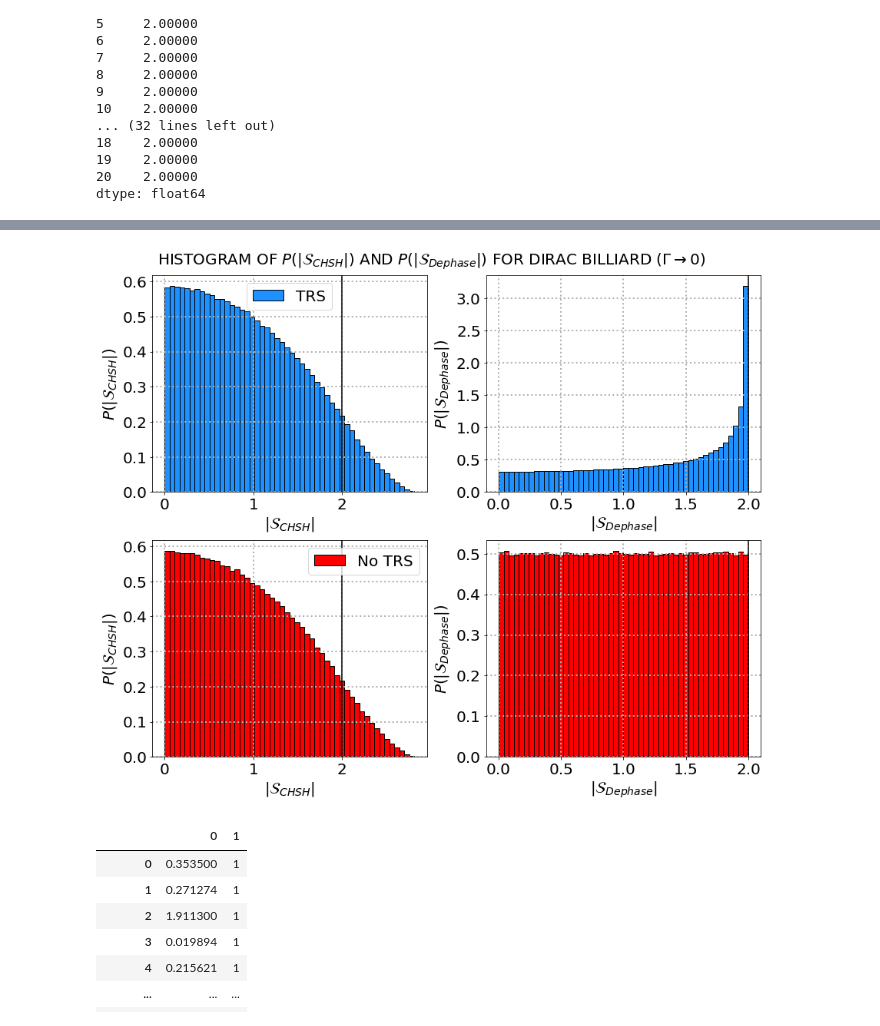
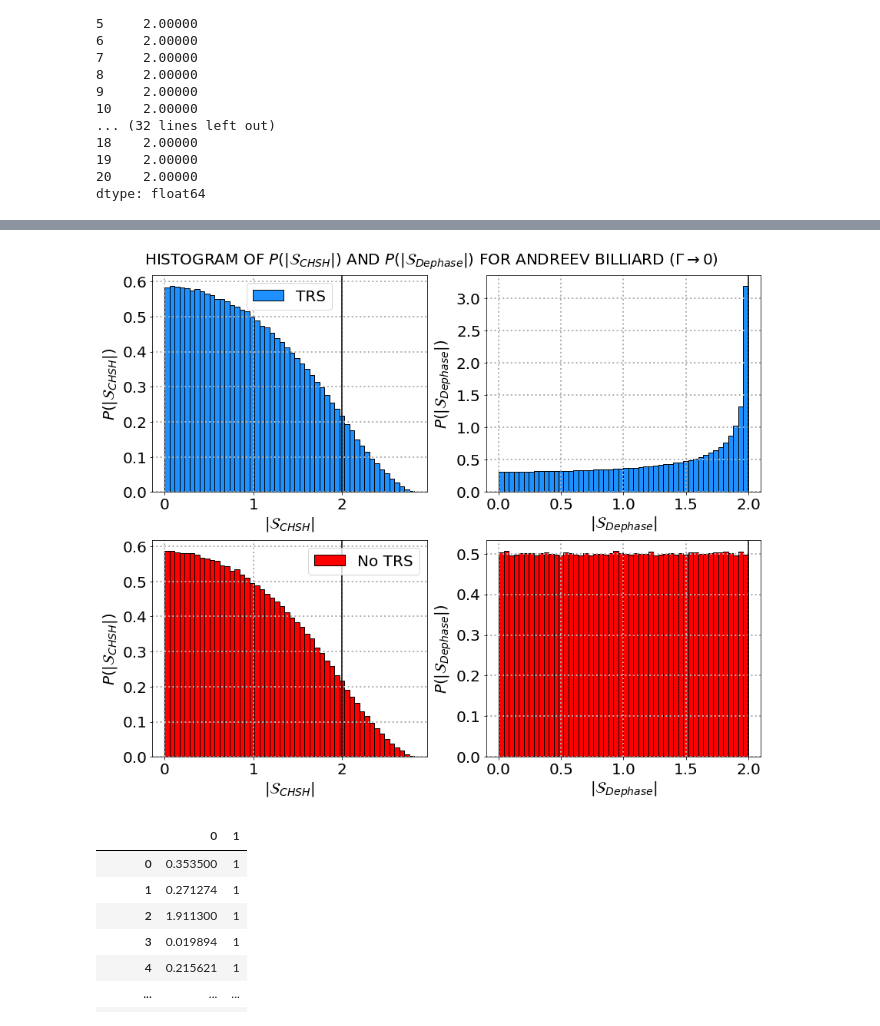
Before and after one commit to Rafffaelb/Andreev_Billiard, a Jupyter notebook: Altland-Zirnbauer/Data_Analysis/Andreev_Bell_Parameter.ipynb, the cells around one changed output, grey strips where cells are left out. Drawn from its saved outputs; the diff is of its cells as text; code cells hidden in the pictures.

```diff
--- a/Altland-Zirnbauer/Data_Analysis/Andreev_Bell_Parameter.ipynb
+++ b/Altland-Zirnbauer/Data_Analysis/Andreev_Bell_Parameter.ipynb
@@ -330,33 +330,33 @@ for i in range(2):
 # %%
 fig, axs = plt.subplots(2,2, figsize = (12, 10), constrained_layout = True, facecolor = 'w')
 
-fig.suptitle(r'HISTOGRAM OF $P(|\mathcal{S}_{CHSH}|)$ AND $P(|\mathcal{S}_{Dephase}|)$ FOR DIRAC BILLIARD ($\Gamma \rightarrow 0$)', fontsize = 20)
+fig.suptitle(r'HISTOGRAM OF $P(|\mathcal{S}_{CHSH}|)$ AND $P(|\mathcal{S}_{Dephase}|)$ FOR ANDREEV BILLIARD ($\Gamma \rightarrow 0$)', fontsize = 20)
 
 axs[0,0].hist(Bell_Parameter_Gamma_CI[:,0], bins = 50, color = 'dodgerblue', label = r'TRS', alpha = 1, density = True, histtype = 'bar', ec = 'black')
 axs[0,0].legend(prop = {'size': 20}, loc = 'best')
 axs[0,0].set_xlabel(r'$|\mathcal{S}_{CHSH}|$', fontsize = 20)
 axs[0,0].set_ylabel('$P(|\mathcal{S}_{CHSH}|)$', fontsize = 20)
 
 axs[1,0].hist(Bell_Parameter_Gamma_C[:,0], bins = 50, color = 'red', label = r'No TRS', alpha = 1, density = True, histtype = 'bar', ec = 'black')
 axs[1,0].legend(prop = {'size': 20}, loc = 'best')
 axs[1,0].set_xlabel(r'$|\mathcal{S}_{CHSH}|$', fontsize = 20)
 axs[1,0].set_ylabel('$P(|\mathcal{S}_{CHSH}|)$', fontsize = 20)
 
 axs[0,1].hist(Bell_Parameter_Dephase_Gamma_CI[:,0], bins = 50, color = 'dodgerblue', label = r'TRS', alpha = 1, density = True, histtype = 'bar', ec = 'black')
 axs[0,1].set_xlabel(r'$|\mathcal{S}_{Dephase}|$', fontsize = 20)
 axs[0,1].set_ylabel('$P(|\mathcal{S}_{Dephase}|)$', fontsize = 20)
 
 axs[1,1].hist(Bell_Parameter_Dephase_Gamma_C[:,0], bins = 50, color = 'red', label = r'No TRS', alpha = 1, density = True, histtype = 'bar', ec = 'black')
 axs[1,1].set_xlabel(r'$|\mathcal{S}_{Dephase}|$', fontsize = 20)
 axs[1,1].set_ylabel('$P(|\mathcal{S}_{Dephase}|)$', fontsize = 20)
 
 for i in range(2):
     for j in range(2):
         axs[i,j].axvline(2, color = 'black')
         axs[i,j].grid(linestyle = ':', linewidth = 2)
         axs[i,j].tick_params(axis = 'both', which = 'major', labelsize = 20)
 # %% [output]
-[figure, old version]
+[figure, new version]
 # %%
 df_Bell_Parameter_C_Fixed_Base = pd.read_csv(r'Bell_Parameter/Bell_Fixed_Base/Andreev_Bell_Parameter_C_Fixed_Base.txt', sep = '\t', header = None)
 df_Bell_Parameter_CI_Fixed_Base = pd.read_csv(r'Bell_Parameter/Bell_Fixed_Base/Andreev_Bell_Parameter_CI_Fixed_Base.txt', sep = '\t', header = None)
```
Also changed, not shown: parts of 2 cells of this notebook, 3 other files.
